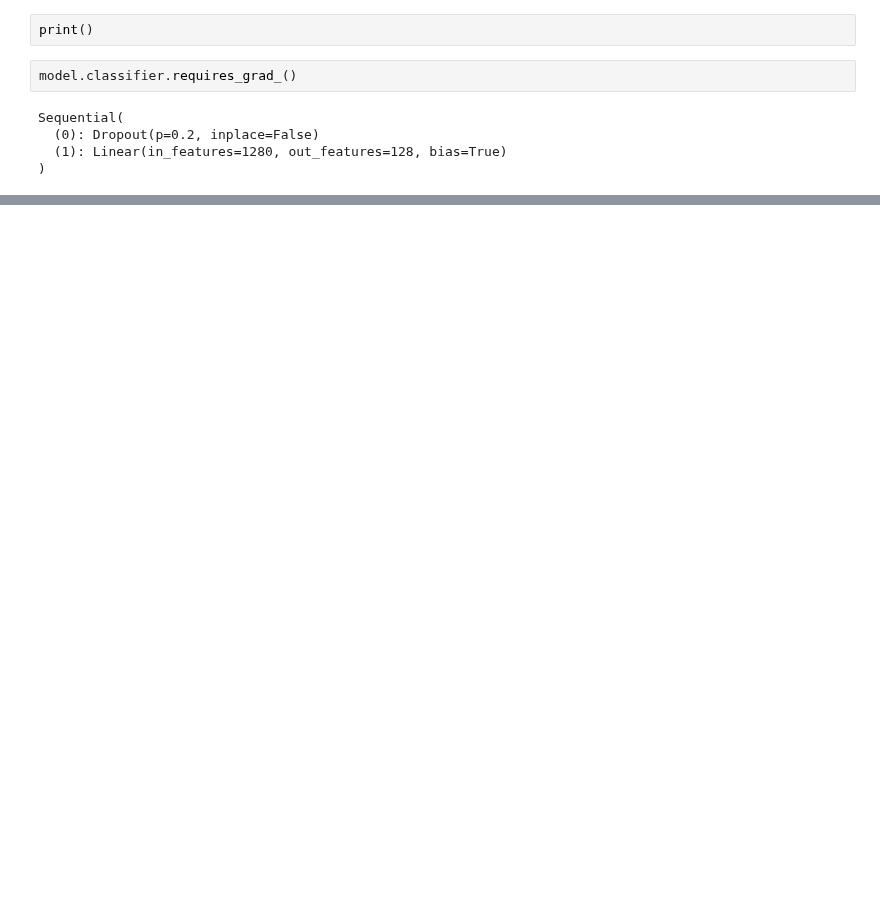
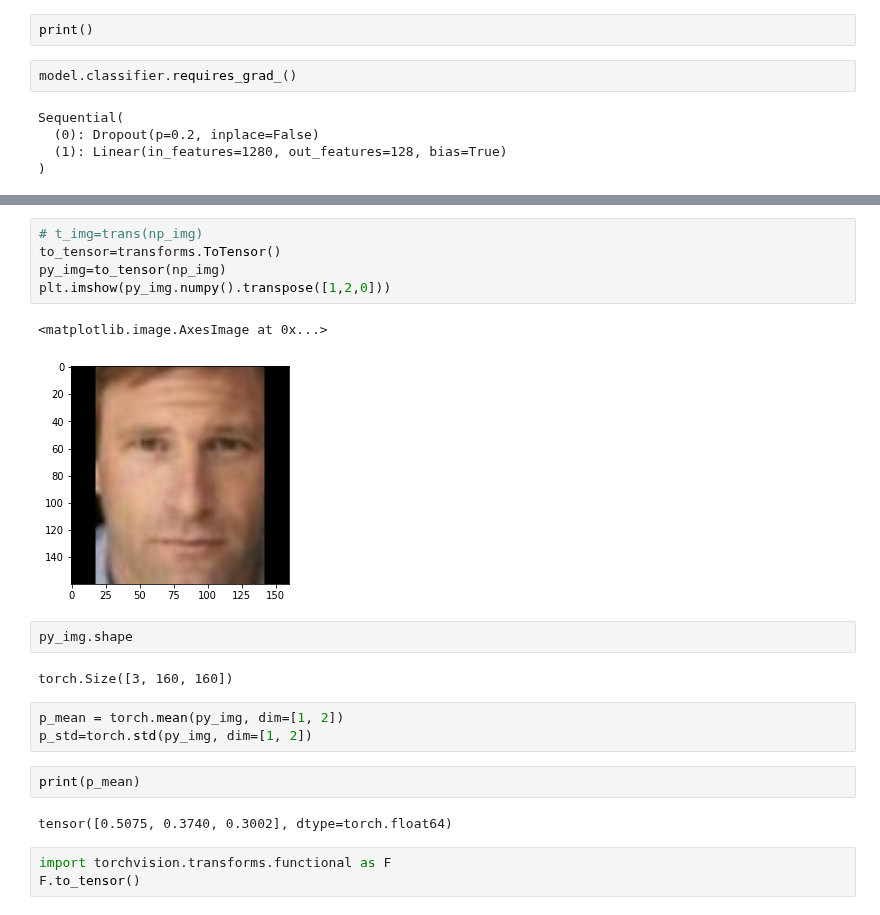
Before and after one commit to ahmedbadr97/conv-facenet, a Jupyter notebook: notebooks/efficent-facenet-train.ipynb, the cells around one changed output, grey strips where cells are left out. Saved outputs shown, nothing was run; the diff lists cells and outputs as text; blank space fills up the shorter version.

```diff
--- a/notebooks/efficent-facenet-train.ipynb
+++ b/notebooks/efficent-facenet-train.ipynb
@@ -94,0 +150,22 @@ Sequential(
+# %%
+# t_img=trans(np_img)
+to_tensor=transforms.ToTensor()
+py_img=to_tensor(np_img)
+plt.imshow(py_img.numpy().transpose([1,2,0]))
+# %% [output]
+<matplotlib.image.AxesImage at 0x...>
+[figure, added]
+# %%
+py_img.shape
+# %% [output]
+torch.Size([3, 160, 160])
+# %%
+p_mean = torch.mean(py_img, dim=[1, 2])
+p_std=torch.std(py_img, dim=[1, 2])
+# %%
+print(p_mean)
+# %% [output]
+tensor([0.5075, 0.3740, 0.3002], dtype=torch.float64)
+# %%
+import torchvision.transforms.functional as F
+F.to_tensor()
```
Also changed, not shown: parts of 14 cells of this notebook, 1 other file.
